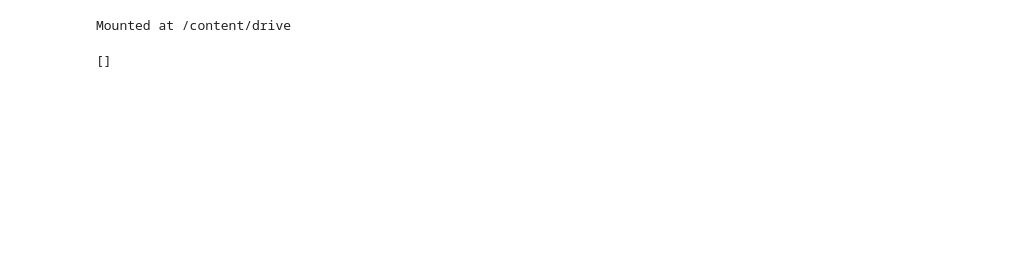
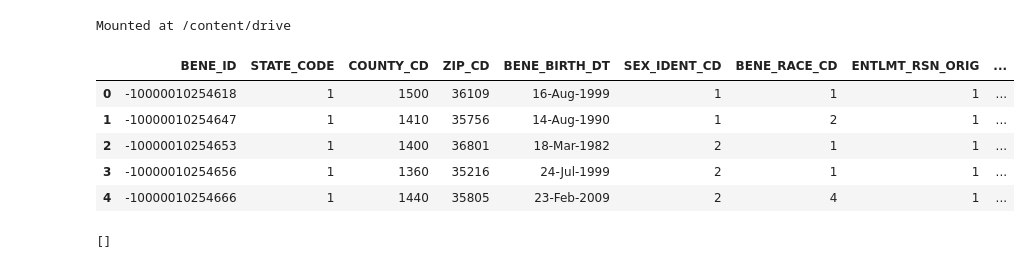
Before and after one commit to benabijah/EHR, a Jupyter notebook: enrollment_data_preprocessing.ipynb, the cells around one changed output. Cells and saved outputs as stored; diff of their text form; code cells hidden in the pictures; blank space fills up the shorter version.

```diff
--- a/enrollment_data_preprocessing.ipynb
+++ b/enrollment_data_preprocessing.ipynb
@@ -8,19 +8,27 @@ drive.mount('/content/drive')
 # %% [output]
 Mounted at /content/drive
 # %%
-# reach enrollment data per year, then concatenate
+# read enrollment data per year, then concatenate
 df_15 = pd.read_csv('/content/drive/MyDrive/Data/Input/All Beneficiary Years/beneficiary_2015.csv', sep="|")
 df_16 = pd.read_csv('/content/drive/MyDrive/Data/Input/All Beneficiary Years/beneficiary_2016.csv', sep="|")
 df_17 = pd.read_csv('/content/drive/MyDrive/Data/Input/All Beneficiary Years/beneficiary_2017.csv', sep="|")
 df_18 = pd.read_csv('/content/drive/MyDrive/Data/Input/All Beneficiary Years/beneficiary_2018.csv', sep="|")
 df_19 = pd.read_csv('/content/drive/MyDrive/Data/Input/All Beneficiary Years/beneficiary_2019.csv', sep="|")
 df_20 = pd.read_csv('/content/drive/MyDrive/Data/Input/All Beneficiary Years/beneficiary_2020.csv', sep="|")
 df_21 = pd.read_csv('/content/drive/MyDrive/Data/Input/All Beneficiary Years/beneficiary_2021.csv', sep="|")
 df_22 = pd.read_csv('/content/drive/MyDrive/Data/Input/All Beneficiary Years/beneficiary_2022.csv', sep="|")
 df_23 = pd.read_csv('/content/drive/MyDrive/Data/Input/All Beneficiary Years/beneficiary_2023.csv', sep="|")
 df_24 = pd.read_csv('/content/drive/MyDrive/Data/Input/All Beneficiary Years/beneficiary_2024.csv', sep="|")
 df_25 = pd.read_csv('/content/drive/MyDrive/Data/Input/All Beneficiary Years/beneficiary_2025.csv', sep="|")
 
 enrollment = pd.concat([df_15,df_16,df_17,df_18,df_19,df_20,df_21,df_22,df_23,df_24,df_25], ignore_index=True)
+enrollment.head()
+# %% [output]
+|  | BENE_ID | STATE_CODE | COUNTY_CD | ZIP_CD | BENE_BIRTH_DT | SEX_IDENT_CD | BENE_RACE_CD | ENTLMT_RSN_ORIG | ... |
+| 0 | -10000010254618 | 1 | 1500 | 36109 | 16-Aug-1999 | 1 | 1 | 1 | ... |
+| 1 | -10000010254647 | 1 | 1410 | 35756 | 14-Aug-1990 | 1 | 2 | 1 | ... |
+| 2 | -10000010254653 | 1 | 1400 | 36801 | 18-Mar-1982 | 2 | 1 | 1 | ... |
+| 3 | -10000010254656 | 1 | 1360 | 35216 | 24-Jul-1999 | 2 | 1 | 1 | ... |
+| 4 | -10000010254666 | 1 | 1440 | 35805 | 23-Feb-2009 | 2 | 4 | 1 | ... |
 # %%
 # prompt: are there any BENE_ID for whom the 12 columns denoted by MDCR_STATUS_CODE_01 through MDCR_STATUS_CODE_12 equals 0
```
Also changed, not shown: parts of 8 cells of this notebook.
